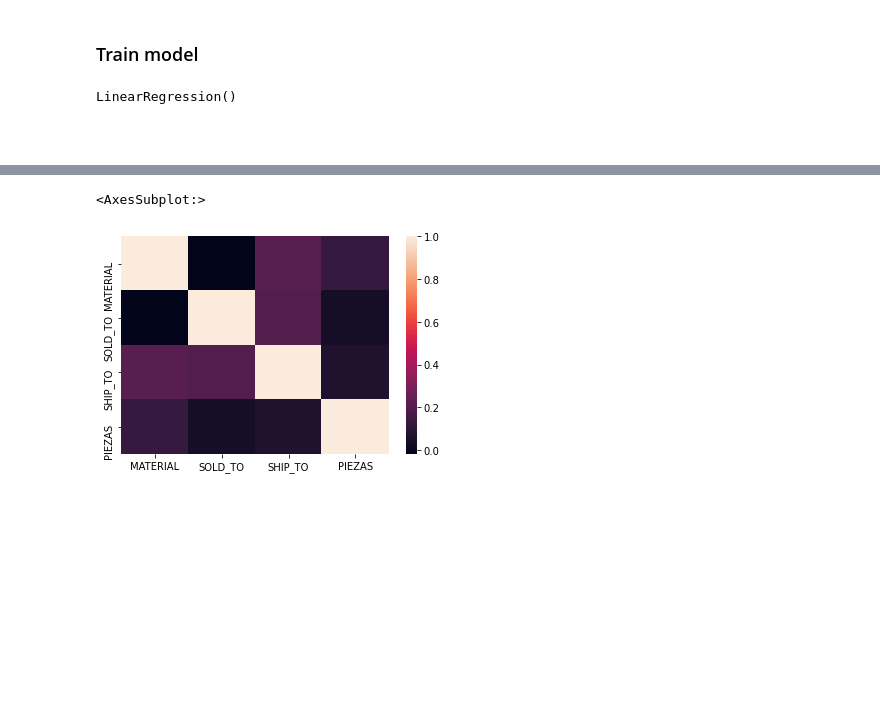
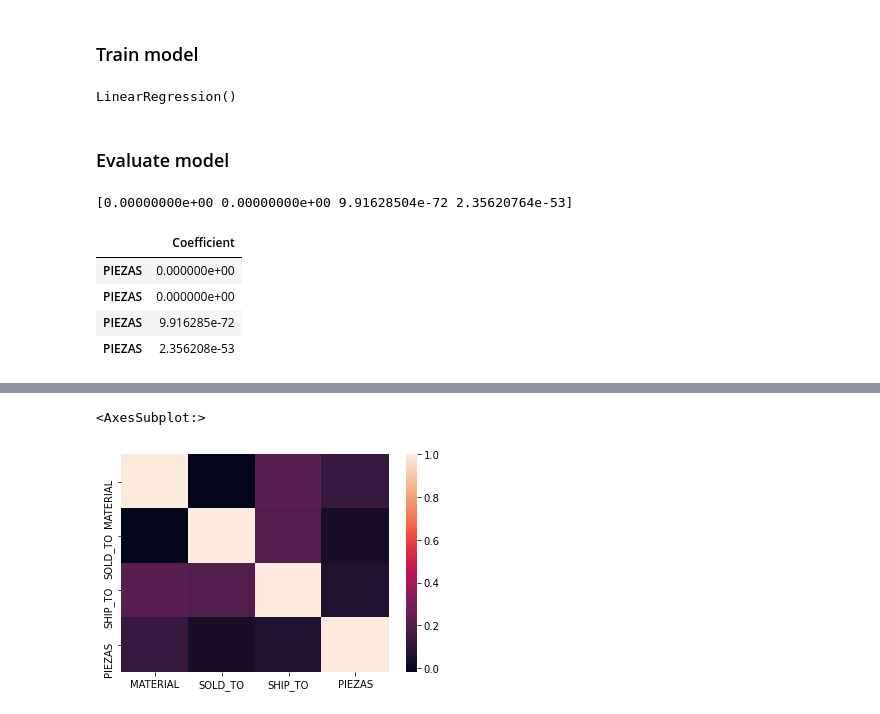
Before and after one commit to EdisonAltamirano/AI_storePrediction, a Jupyter notebook: opportunity1.ipynb, the cells around one changed output, grey strips where cells are left out. Saved outputs shown, nothing was run; the diff lists cells and outputs as text; code cells hidden in the pictures; blank space fills up the shorter version.

```diff
--- a/opportunity1.ipynb
+++ b/opportunity1.ipynb
@@ -54,4 +68,17 @@ lm.fit(X_train,y_train)
 # %% [output]
 LinearRegression()
 # %% [markdown]
-# ##
+### Evaluate model
+# %%
+print(lm.coef_)
+# %% [output]
+[0.00000000e+00 0.00000000e+00 9.91628504e-72 2.35620764e-53]
+# %%
+coeff_df = pd.DataFrame(lm.coef_,['PIEZAS','PIEZAS','PIEZAS','PIEZAS'],columns=['Coefficient'])
+coeff_df
+# %% [output]
+|  | Coefficient |
+| PIEZAS | 0.000000e+00 |
+| PIEZAS | 0.000000e+00 |
+| PIEZAS | 9.916285e-72 |
+| PIEZAS | 2.356208e-53 |
```
Also changed, not shown: parts of 7 cells of this notebook.
